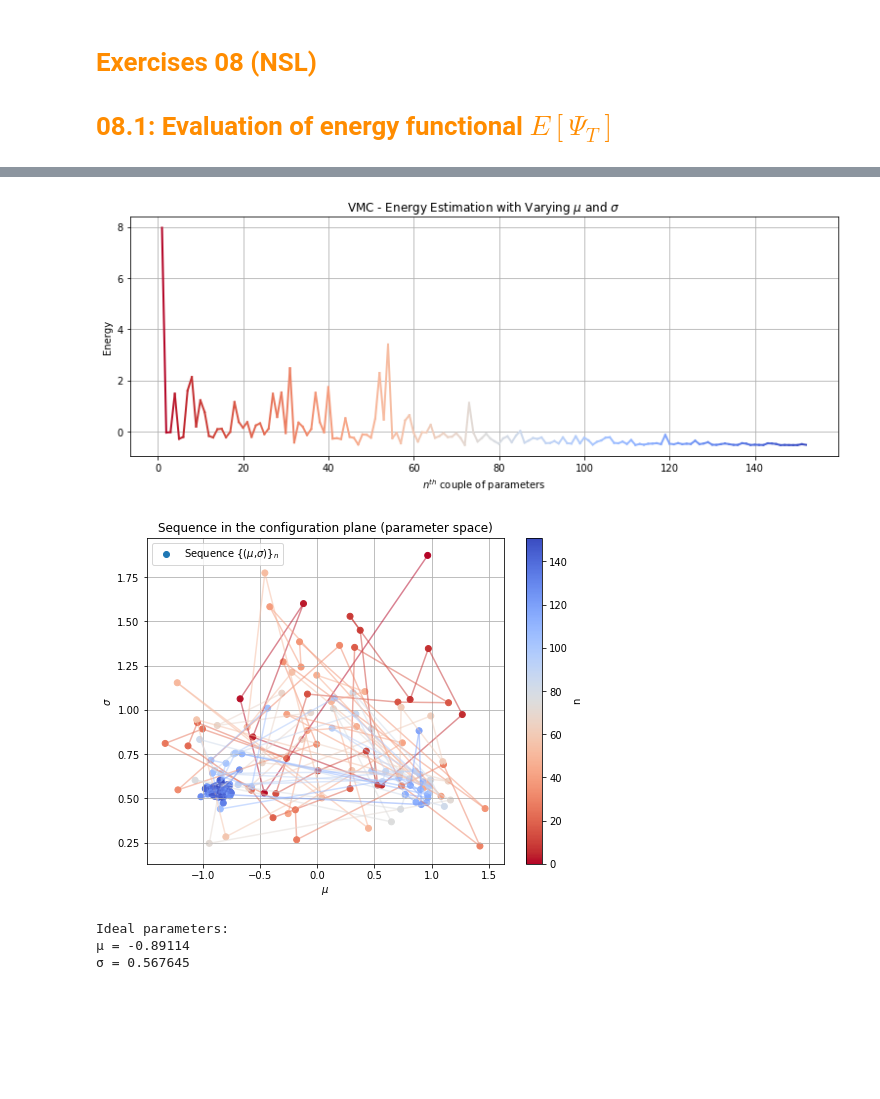
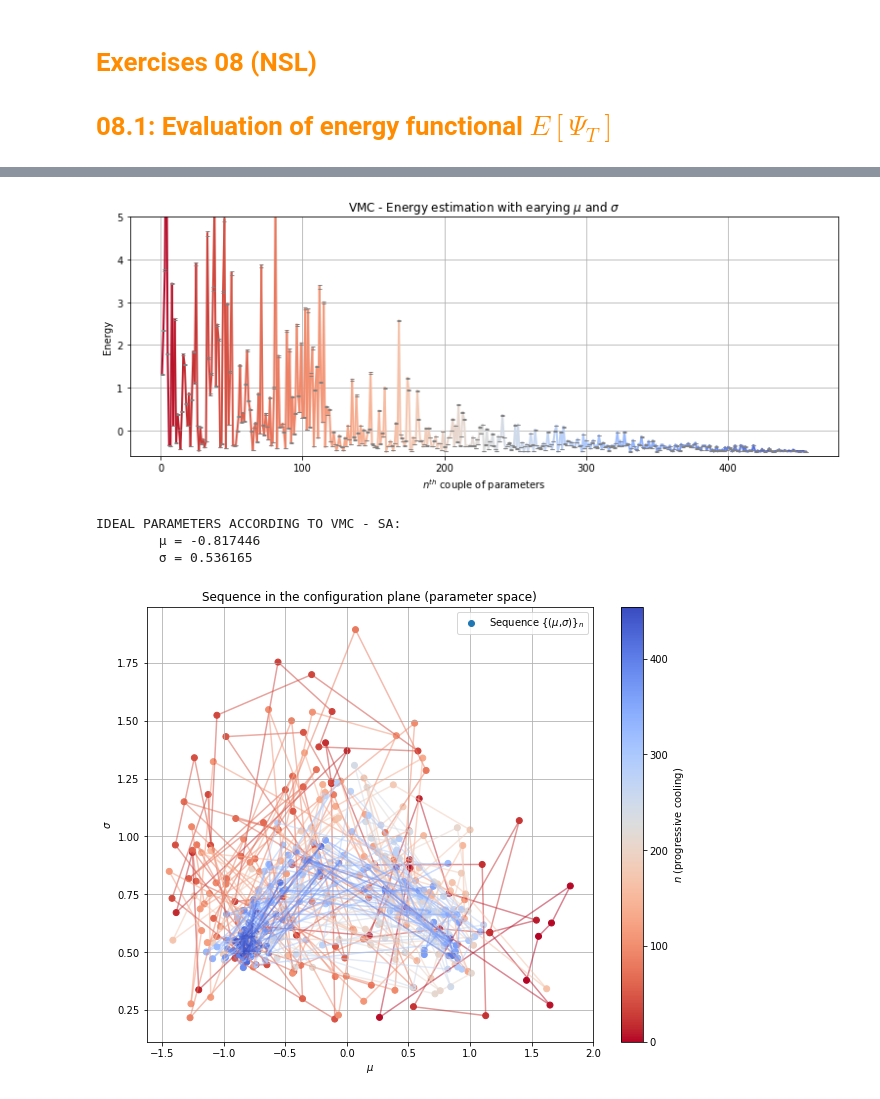
Before and after one commit to Carini108/various, a Jupyter notebook: lez08/work08/Exercises08_Carini.ipynb, the cells around one changed output, grey strips where cells are left out. Saved outputs shown, nothing was run; the diff lists cells and outputs as text; code cells hidden in the pictures; blank space fills up the shorter version.

```diff
--- a/lez08/work08/Exercises08_Carini.ipynb
+++ b/lez08/work08/Exercises08_Carini.ipynb
@@ -238,9 +273,11 @@ import numpy as np
 
 plt.figure(figsize=(13, 4.5))
 
-with open('e_sequence.dat', 'r') as file:
+with open('live_energy.dat', 'r') as file:
     e_sequence = [float(line.strip()) for line in file]
 instant_t = np.arange(1, len(e_sequence) + 1)
+with open('live_energy_error.dat', 'r') as file:
+    errors = [float(line.strip()) for line in file]
 
 # Define the range of n to map colors
 n_values = np.arange(len(e_sequence))
@@ -254,14 +291,18 @@ scalar_map = plt.cm.ScalarMappable(norm=normalize, cmap=cmap)
 for i in range(len(e_sequence) - 1):
     plt.plot(instant_t[i:i+2], e_sequence[i:i+2], color=scalar_map.to_rgba(n_values[i]), linewidth='2')
 
+# Add error bars
+plt.errorbar(instant_t, e_sequence, yerr=errors, fmt='none', ecolor='gray', elinewidth=1, capsize=2)
+
 plt.xlabel('$n^{th}$ couple of parameters')
 plt.ylabel('Energy')
-plt.title('VMC - Energy Estimation with Varying $\mu$ and $\sigma$')
+plt.ylim(-0.6,5.0)
+plt.title('VMC - Energy estimation with earying $\mu$ and $\sigma$')
 plt.grid(True)
 
 plt.show()
 # %% [output]
-[figure, old version]
+[figure, new version]
 # %%
 import numpy as np
 import matplotlib.pyplot as plt
@@ -269,44 +310,46 @@ from matplotlib.colors import Normalize
 from matplotlib.cm import ScalarMappable
 
 # Load data from m_sequence.dat and s_sequence.dat
-with open('m_sequence.dat', 'r') as f:
+with open('live_m.dat', 'r') as f:
     m_sequence = np.loadtxt(f)  # Load m_sequence data
 
-with open('s_sequence.dat', 'r') as f:
+with open('live_s.dat', 'r') as f:
     s_sequence = np.loadtxt(f)  # Load s_sequence data
+
+print('IDEAL PARAMETERS ACCORDING TO VMC - SA:')
+print(f'\t\u03BC = {m_sequence[-1]}')
+print(f'\t\u03C3 = {s_sequence[-1]}')
 
 # Define the range of n to map colors
 n_values = np.arange(len(m_sequence))  # Create an array of indices from 0 to len(m_sequence) - 1
 
 # Create a reversed colormap
 cmap = plt.get_cmap('coolwarm_r')  # Get the 'coolwarm' colormap, reversed
 norm = Normalize(vmin=n_values.min(), vmax=n_values.max())  # Normalize the n_values to range between min and max
 scalar_map = ScalarMappable(norm=norm, cmap=cmap)  # Create a scalar mappable to map n_values to colors
 
 # Plot the sequence with lines connecting points
-plt.figure(figsize=(8, 6))  # Create a new figure with specified size
+plt.figure(figsize=(10, 8))  # Create a new figure with specified size
 
 # Plot individual line segments between consecutive points with fading colors
 for i in range(len(m_sequence) - 1):
     plt.plot(m_sequence[i:i+2], s_sequence[i:i+2], color=scalar_map.to_rgba(n_values[i]), linestyle='-', alpha=0.5)
 
 # Plot the points with colors mapped according to n_values
 plt.scatter(m_sequence, s_sequence, c=n_values, cmap='coolwarm_r', label='Sequence {($\mu$,$\sigma$)}$_n$')
 
 plt.xlabel('$\mu$')  # Label for x-axis
 plt.ylabel('$\sigma$')  # Label for y-axis
+#plt.ylim(0.4,0.8) # uncomment to zoom in on the convergence zone
+#plt.xlim(-1.5,-0.5) # uncomment to zoom in on the convergence zone
 plt.title('Sequence in the configuration plane (parameter space)')  # Title of the plot
-plt.colorbar(label='n')  # Add colorbar indicating n values
+plt.colorbar(label='$n$ (progressive cooling)')  # Add colorbar indicating n values
 plt.legend()  # Show legend
 plt.grid(True)  # Show grid
 plt.show()  # Display the plot
-
-print('Ideal parameters:')
-print(f'\u03BC = {m_sequence[-1]}')
-print(f'\u03C3 = {s_sequence[-1]}')
 # %% [output]
+IDEAL PARAMETERS ACCORDING TO VMC - SA:
+        μ = -0.817446
+        σ = 0.536165
-[figure, old version]
+[figure, new version]
-Ideal parameters:
-μ = -0.89114
-σ = 0.567645
 # %% [markdown]
```
Also changed, not shown: parts of 10 cells of this notebook, 18 other files.
